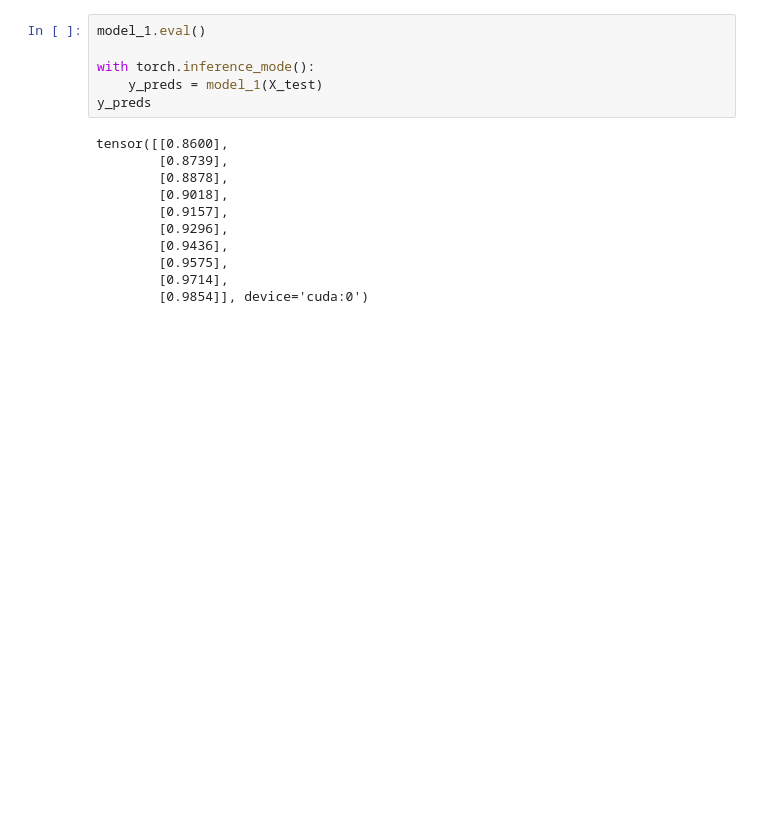
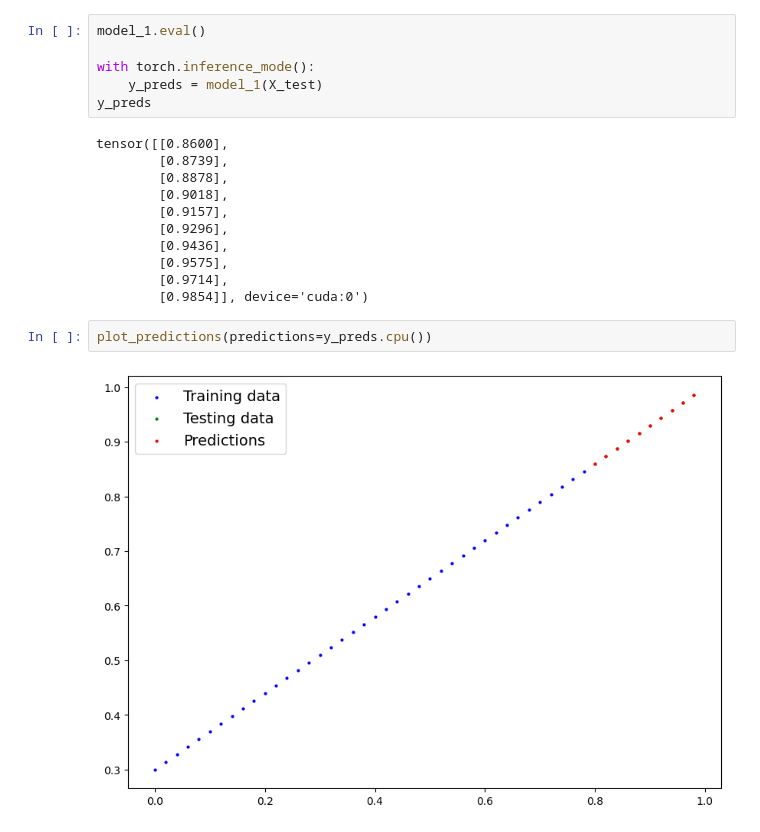
Before and after one commit to alikareem123/python-learning, a Jupyter notebook: pytorch_workflow.ipynb, the cells around one changed output. Cells and saved outputs as stored; diff of their text form; blank space fills up the shorter version.

```diff
--- a/pytorch_workflow.ipynb
+++ b/pytorch_workflow.ipynb
@@ -498,3 +499,7 @@ tensor([[0.8600],
         [0.9575],
         [0.9714],
         [0.9854]], device='cuda:0')
+# %%
+plot_predictions(predictions=y_preds.cpu())
+# %% [output]
+[figure, added]
```
Also changed, not shown: parts of 6 cells of this notebook, 16 other files.
